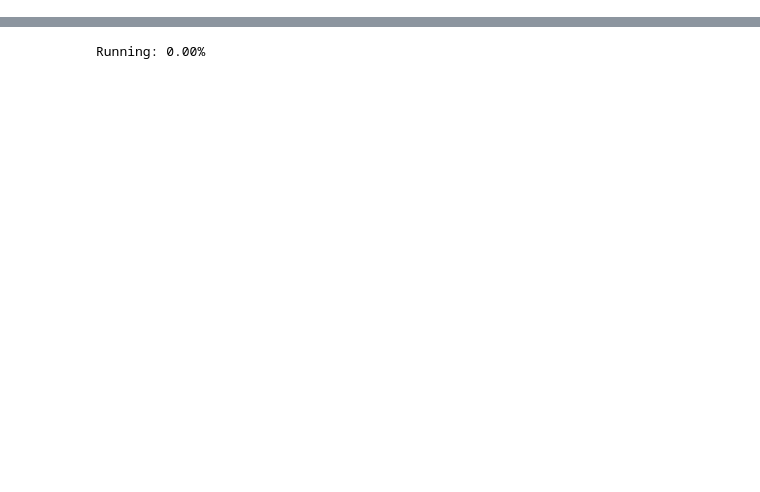
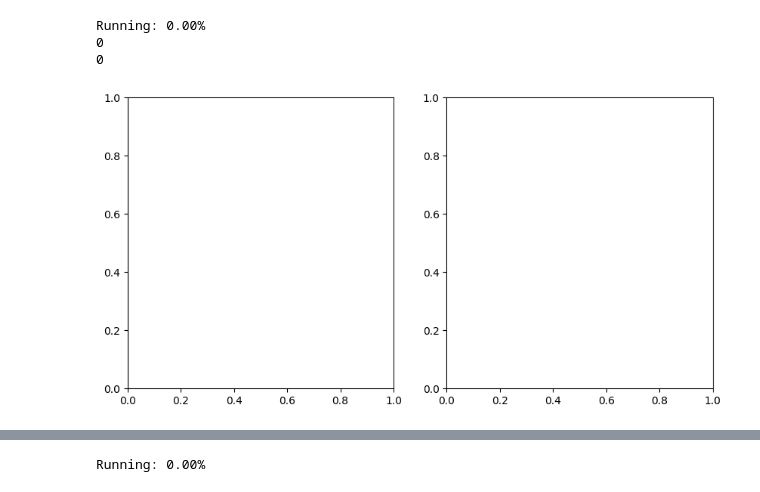
Before and after one commit to Bvogel4/MCMC-deprojection, a Jupyter notebook: xu_correlation.ipynb, the cells around one changed output, grey strips where cells are left out. Drawn from its saved outputs; the diff is of its cells as text; code cells hidden in the pictures; blank space fills up the shorter version.

```diff
--- a/xu_correlation.ipynb
+++ b/xu_correlation.ipynb
@@ -463,0 +476,78 @@ Analysis complete. Total halos processed: 7
+# %%
+# ellipticity vs surface brightness correlation
+
+
+n_itr = 1000
+nhalo = 14
+PlotDict = ShapeData
+r_dist, ind_r = np.zeros(n_itr), np.zeros(nhalo)
+
+figure, axs = plt.subplots(1, 2, figsize=(10, 5))
+
+print('Running: 0.00%')
+for n in np.arange(n_itr):
+
+    ell, sb, i = np.zeros(nhalo), np.zeros(nhalo), 0
+    sm = np.zeros(nhalo)
+    skip_count = 0
+
+    while i < nhalo:
+        for sim in ProfData:
+            if i >= nhalo:
+                break
+            for halo in SimInfo[sim]['goodhalos']:
+                halo = str(halo)
+                if i >= nhalo:
+                    break
+
+                #randomly decide whether or not to use the halo
+                #xu has a total sample of 14 galaxies, so we're trying to get a similar count
+                if np.random.rand() > 1:
+                    skip_count += 1
+                    continue
+                # Generate random viewing angles
+                X, Y = random_viewing_angles(1)
+                # Use interpolated functions instead of direct dictionary access
+                ell[i] = ProjData[sim][halo]['Interpolated']['ellipticity'](X[0], Y[0])
+                sb[i] = ProjData[sim][halo]['Interpolated']['surface_brightness'](X[0], Y[0])
+                sm[i] = MassData[sim][halo]['Mstar']
+                if n == n_itr - 1:
+                    # For the last iteration, generate multiple viewing angles
+                    num_samples = len(ProfData[sim][halo])  # Same number as original angles
+                    X_sample, Y_sample = random_viewing_angles(num_samples)
+                    ell_ind, sb_ind = [], []
+                    for j in range(num_samples):
+                        ell_ind.append(ProjData[sim][halo]['Interpolated']['ellipticity'](X_sample[j], Y_sample[j]))
+                        sb_ind.append(ProjData[sim][halo]['Interpolated']['surface_brightness'](X_sample[j], Y_sample[j]))
+                    ind_r[i] = correlation(ell_ind, sb_ind)
+                i += 1
+
+
+    if n < 2:
+        print(skip_count)
+    #     print(ell)
+    # ax = axs[0]
+    # ax.scatter(ell, sb/sm,c ='k', alpha=1, s = 1)
+    # if n==0:
+    #     ax.set_yscale('log')
+    #     ax.set_xlabel(r'$q = 1-b/a$', fontsize=20)
+    #     ax.set_ylabel(r'$\Sigma_* \, [M_\odot \, pc^{-2}]$', fontsize=20)
+    #
+    # ax = axs[1]
+    # ax.scatter(sb,sm,c ='k', alpha=1, s = 1)
+    # if n==0:
+    #     ax.set_yscale('log')
+    #     ax.set_xscale('log')
+    #     ax.set_xlabel(r'$\Sigma_* \, [M_\odot \, pc^{-2}]$', fontsize=20)
+    #     ax.set_ylabel(r'$M_* \, [M_\odot]$', fontsize=20)
+
+
+
+
+    r_dist[n] = correlation(ell, sb/sm)
+    #myprint(f'Running: {round((n + 1) / n_itr * 100, 2)}%', clear=True)
+# %% [output]
+Running: 0.00%
+0
+0
+[figure, added]
```
Also changed, not shown: parts of 26 cells of this notebook, 8 other files.
